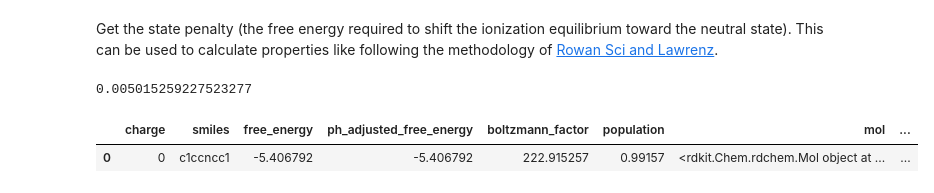
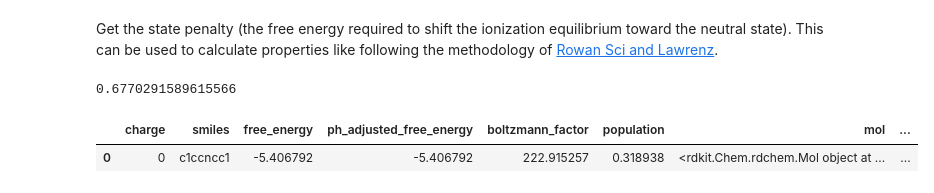
Before and after one commit to finlayiainmaclean/unipka, a Jupyter notebook: example.ipynb, the cells around one changed output. Saved outputs shown, nothing was run; the diff lists cells and outputs as text; code cells hidden in the pictures.

```diff
--- a/example.ipynb
+++ b/example.ipynb
@@ -2,8 +2,9 @@
 import unipka
 from rdkit import Chem
 from rdkit.Chem import AllChem
+import numpy as np
 
-calc = unipka.UnipKa()
+calc = unipka.UnipKa(use_simple_smarts=True)
 # %% [markdown]
 Get microstate distribution at target pH
 # %%
@@ -84,12 +87,12 @@ calc.get_dominant_microstate("N1=CC=CC=C1", pH=1.0)
 # %% [markdown]
 Get the state penalty (the free energy required to shift the ionization equilibrium toward the neutral state). This can be used to calculate properties like following the methodology of [Rowan Sci and Lawrenz](https://chemrxiv.org/engage/api-gateway/chemrxiv/assets/orp/resource/item/68388349c1cb1ecda02ba65d/original/physics-informed-machine-learning-enables-rapid-macroscopic-p-ka-prediction.pdf).
 # %%
-state_penalty, reference_microstates_df  = calc.get_state_penalty("N1=CC=CC=C1", pH=7.4)
+state_penalty, reference_microstates_df  = calc.get_state_penalty("c1ccncc1", pH=5)
 print(state_penalty)
 
 # Selects formally neutral microstates that minimize atom-centered charges, preferring non-zwitterionic forms over zwitterionic counterparts.
 reference_microstates_df
 # %% [output]
-0.005015259227523277
+0.6770291589615566
 |  | charge | smiles | free_energy | ph_adjusted_free_energy | boltzmann_factor | population | mol | ... |
-| 0 | 0 | c1ccncc1 | -5.406792 | -5.406792 | 222.915257 | 0.99157 | <rdkit.Chem.rdchem.Mol object at ... | ... |
+| 0 | 0 | c1ccncc1 | -5.406792 | -5.406792 | 222.915257 | 0.318938 | <rdkit.Chem.rdchem.Mol object at ... | ... |
```
Also changed, not shown: parts of 6 cells of this notebook, 3 other files.
